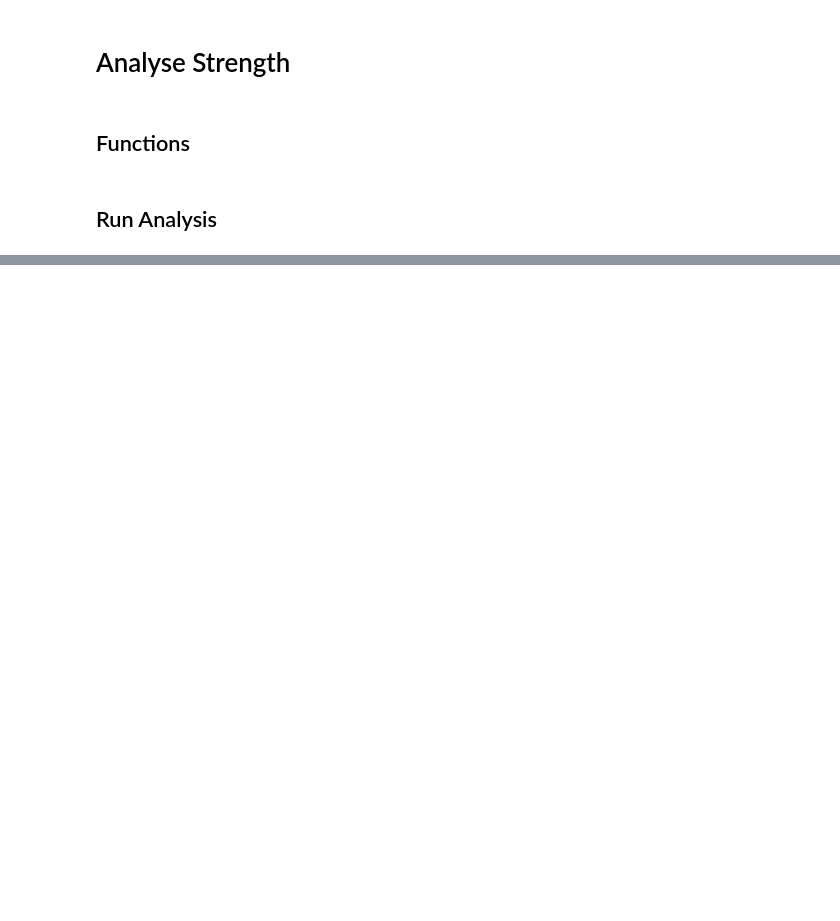
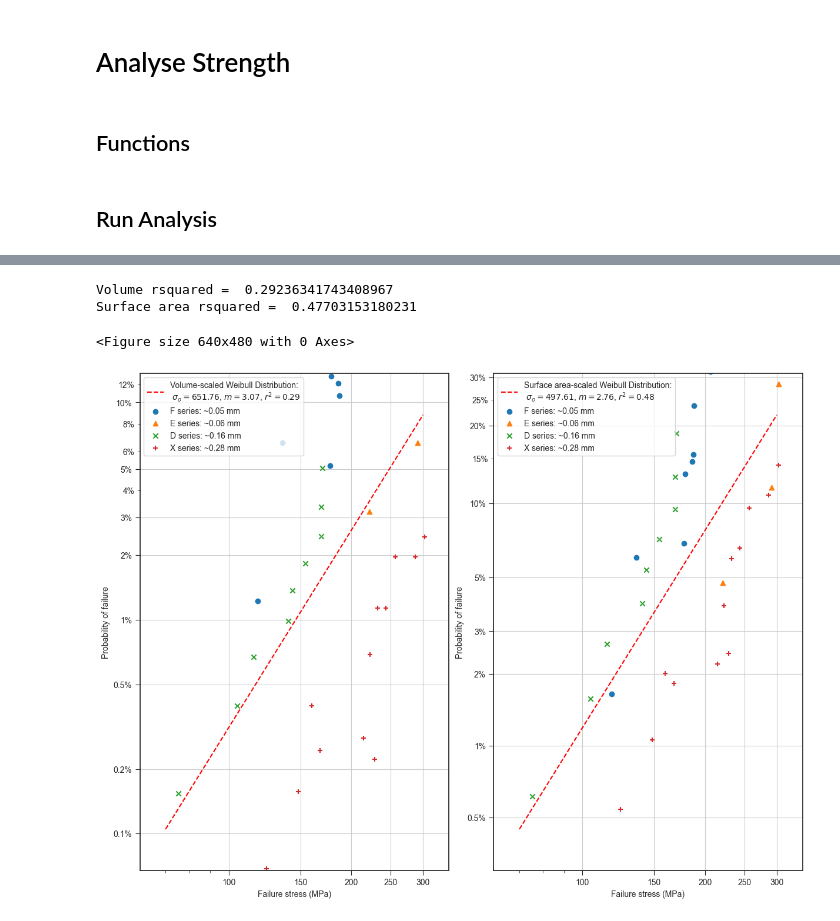
Before and after one commit to Mackus101/GlassMechAnalysis, a Jupyter notebook: analyse_fibres.ipynb, the cells around one changed output, grey strips where cells are left out. Saved outputs shown, nothing was run; the diff lists cells and outputs as text; code cells hidden in the pictures; blank space fills up the shorter version.

```diff
--- a/analyse_fibres.ipynb
+++ b/analyse_fibres.ipynb
@@ -197,0 +235,12 @@ array([ True,  True,  True,  True,  True,  True,  True,  True,  True,
+# %%
+def size_effect_normalize(original_prob: float, original_size: float, standard_size: float) -> float:
+    ### Normalising formula from sphere compression paper (among other places)
+    size_ratio = standard_size / original_size
+    return 1 - (1 - original_prob)**size_ratio
+# %%
+def normalize_data(data):
+    ### Probability normalised to a standard size, 1
+    data["Fail Prob V Adj"] = data.apply(lambda row: size_effect_normalize(row["Fail Prob"], row["gage_V"], 0.01), axis=1)
+    data["Fail Prob SA Adj"] = data.apply(lambda row: size_effect_normalize(row["Fail Prob"], row["gage_SA"], 1), axis=1)
+
+    return data
@@ -197,0 +274,27 @@ array([ True,  True,  True,  True,  True,  True,  True,  True,  True,
+# %%
+def fit_normalized_data(data, method):
+    ### Use least squares regression to fit a line to the normalised values. Also do the transformations required for weibull parameters
+    if method == "V":
+        method_column = "Fail Prob V Adj"
+    elif method == "SA":
+        method_column = "Fail Prob SA Adj"
+    else:
+        raise("Please choose a valid method, volume (V) or surface area (SA)")
+
+    least_squares_data = data[["fracture_stress", method_column]].dropna()
+
+    stress = least_squares_data["fracture_stress"].to_numpy()
+    fail_prob = least_squares_data[method_column].to_numpy()
+
+    x = np.log(stress)
+    y = np.log(-np.log(1-fail_prob))
+
+    # m, c = linear_regression(x=x,y=y,RRX_or_RRY="RRX",show_plot=True,label='RRX')
+    # m, c = linear_regression(x=x,y=y,RRX_or_RRY="RRY",show_plot=True,label='RRY')
+
+    result = linregress(x, y)
+
+    beta = result.slope
+    alpha = np.exp(-result.intercept / beta)
+
+    return (alpha, beta, result.rvalue)
@@ -197,0 +378,3 @@ array([ True,  True,  True,  True,  True,  True,  True,  True,  True,
+# %%
+fibre_data_clean, fibre_data_anal = calc_sample_geometry(fibre_data_clean, fibre_data_anal)
+fibre_data_clean = normalize_data(fibre_data_clean)
@@ -197,0 +402,7 @@ array([ True,  True,  True,  True,  True,  True,  True,  True,  True,
+# %%
+v_dist, sa_dist = plot_normalized_weibull(fibre_data_clean, fibre_data_anal)
+# %% [output]
+Volume rsquared =  0.29236341743408967
+Surface area rsquared =  0.47703153180231
+<Figure size 640x480 with 0 Axes>
+[figure, added]
```
Also changed, not shown: parts of 17 cells of this notebook, 2 other files.
